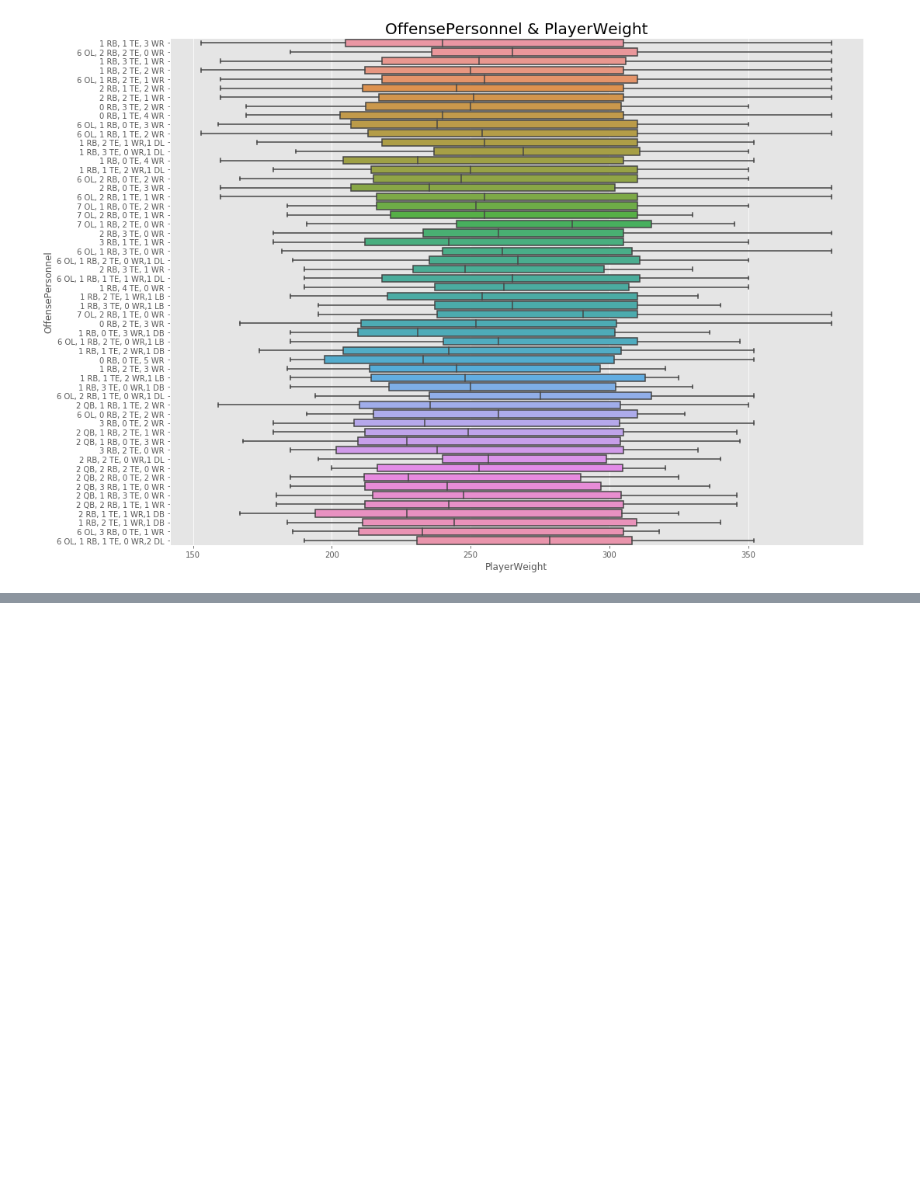
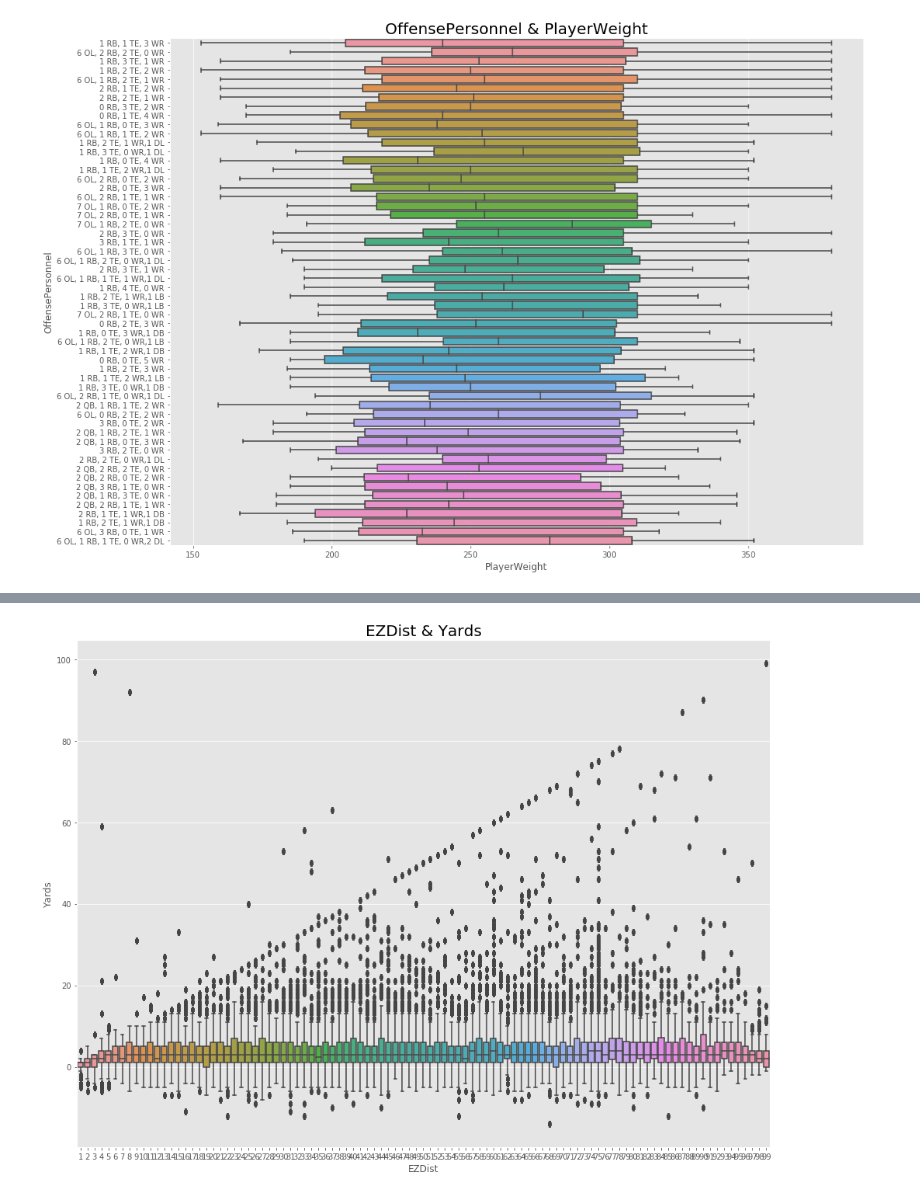
Before and after one commit to erikw425/NFL_Predictive_Rushing_Models, a Jupyter notebook: NFL_Rushing.ipynb, the cells around one changed output, grey strips where cells are left out. Saved outputs shown, nothing was run; the diff lists cells and outputs as text; code cells hidden in the pictures; blank space fills up the shorter version.

```diff
--- a/NFL_Rushing.ipynb
+++ b/NFL_Rushing.ipynb
@@ -611,0 +641,9 @@ SyntaxError: invalid syntax (<ipython-input-59-f60419a18713>, line 6)
+# %%
+plt.figure(figsize=(16,12))
+sns.boxplot(data=train_df, x="EZDist", y="Yards", showfliers=True,)
+plt.xlabel('EZDist', fontsize=12)
+plt.ylabel('Yards', fontsize=12)
+plt.title("EZDist & Yards", fontsize=20)
+plt.show()
+# %% [output]
+[figure, added]
```
Also changed, not shown: parts of 8 cells of this notebook.
